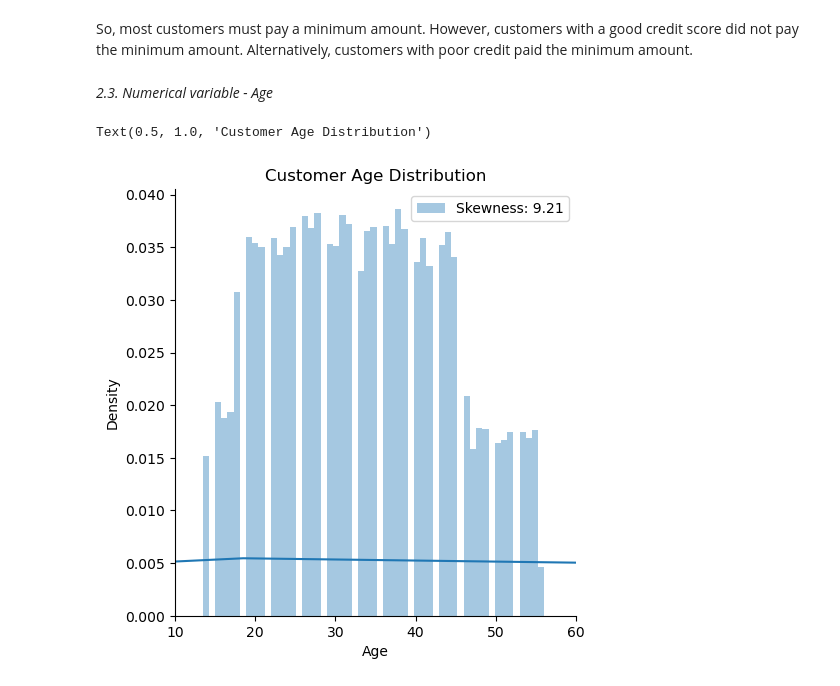
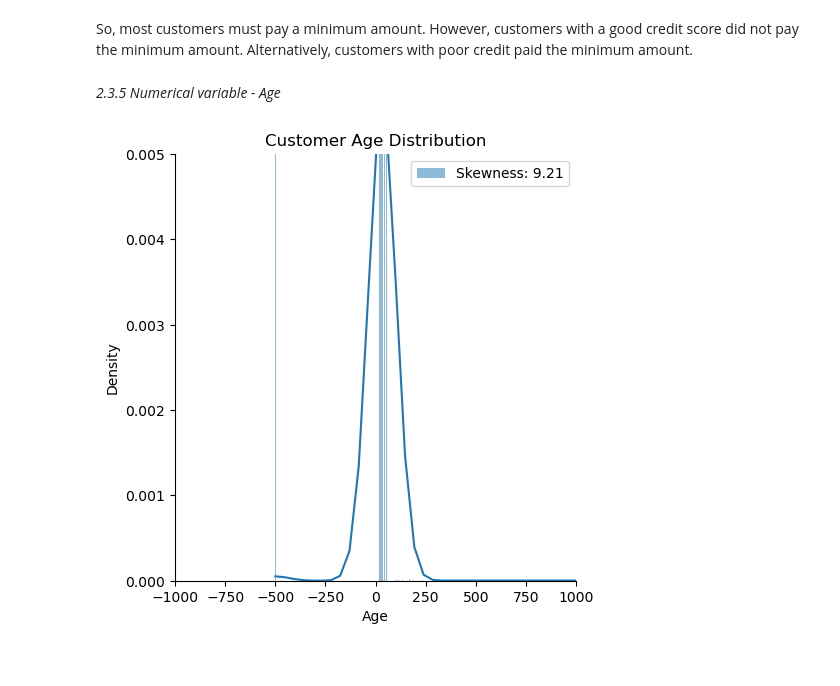
Before and after one commit to AakashRevankar/ML_projects, a Jupyter notebook: 2_Classification.ipynb, the cells around one changed output. Cells and saved outputs as stored; diff of their text form; code cells hidden in the pictures.

```diff
--- a/2_Classification.ipynb
+++ b/2_Classification.ipynb
@@ -322,13 +322,14 @@ plt.show()
 # %% [markdown]
 So, most customers must pay a minimum amount. However, customers with a good credit score did not pay the minimum amount. Alternatively, customers with poor credit paid the minimum amount.
 # %% [markdown]
-_2.3. Numerical variable - Age_
+_2.3.5 Numerical variable - Age_
 # %%
-# sns.displot(df['Age'], stat="density", alpha=0.4, kde=True, kde_kws={"cut": 3},
-#              label='Skewness: %.2f' % (df['Age'].skew()))
-# plt.legend(loc = 'best')
-# plt.xlim(10, 60)
-# plt.title('Customer Age Distribution')
+sns.displot(df['Age'], stat="density",  kde=True,
+             label='Skewness: %.2f' % (df['Age'].skew()))
+plt.legend(loc = 'best')
+plt.xlim(-1000, 1000)
+plt.ylim(0, 0.005)
+plt.title('Customer Age Distribution')
+plt.show()
 # %% [output]
-Text(0.5, 1.0, 'Customer Age Distribution')
-[figure, old version]
+[figure, new version]
```
Also changed, not shown: parts of 6 cells of this notebook.
